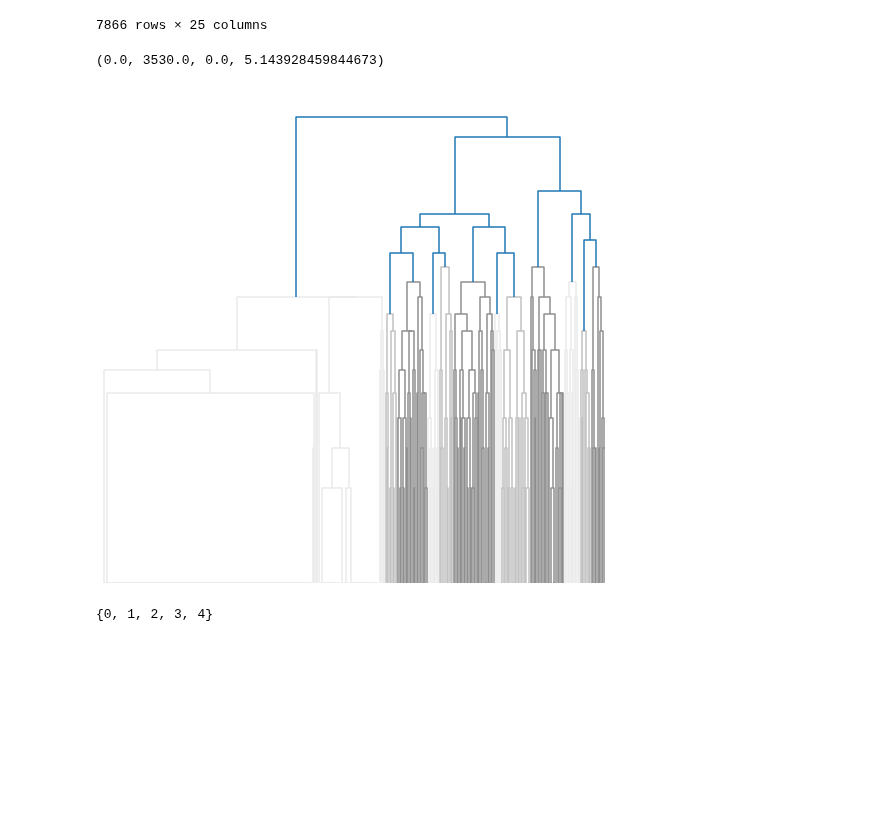
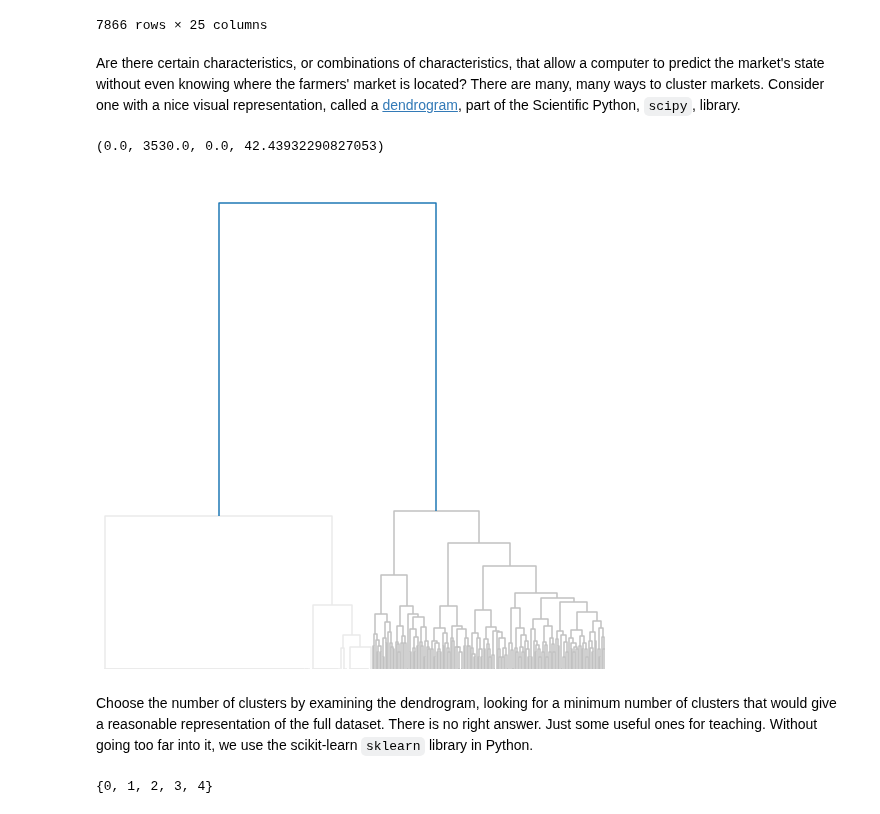
Before and after one commit to ds-modules/DATA88-SP22, a Jupyter notebook: Lecture6/lecture6.ipynb, the cells around one changed output. Cells and saved outputs as stored; diff of their text form; code cells hidden in the pictures; blank space fills up the shorter version.

Commit message:
added lecture6 notes

```diff
--- a/Lecture6/lecture6.ipynb
+++ b/Lecture6/lecture6.ipynb
@@ -222,26 +222,32 @@ X = (X == "Y").astype(int)
 
 # create a list of lists to represent the dataframe
 Xlist = X.values.tolist()
+# %% [markdown]
+Are there certain characteristics, or combinations of characteristics, that allow a computer to predict the market's state without even knowing where the farmers' market is located? There are many, many ways to cluster markets.  Consider one with a nice visual representation, called a [dendrogram](https://docs.scipy.org/doc/scipy/reference/generated/scipy.cluster.hierarchy.dendrogram.html), part of the Scientific Python, `scipy`, library.
 # %%
 import scipy.cluster.hierarchy as shc
 fig, ax = plt.subplots(figsize=(9,9))
 
 # set a color palette based on hex color codes, repeating triplets
+# NOTE: this sets a global variable, so try it first without applying these
+# colors so you can see how ugly it is
 shc.set_link_color_palette(["#EAEAEA", "#C1C1C1", "#8E8E8E"])
 
-# The distance metric `complete` is defined by the furthest points between two clusters
-# others worth exploring are: ward, median, average, complete
-# documetnation: https://docs.scipy.org/doc/scipy/reference/generated/scipy.cluster.hierarchy.linkage.html
+# The distance metric between clusters `complete` is defined by the furthest
+# points between two clusters. Another way to calculate the distance leverates
+# the Ward method. Others worth exploring are: median, average.
 dend = shc.dendrogram(
-    shc.linkage(X, method="complete"),
+    shc.linkage(X, method="ward"),
     ax=ax
 )
 
 plt.box(on=None)
 plt.axis('off')
 # %% [output]
-(0.0, 3530.0, 0.0, 5.143928459844673)
+(0.0, 3530.0, 0.0, 42.43932290827053)
-[figure, old version]
+[figure, new version]
+# %% [markdown]
+Choose the number of clusters by examining the dendrogram, looking for a minimum number of clusters that would give a reasonable representation of the full dataset.  There is no right answer.  Just some useful ones for teaching.  Without going too far into it, we use the scikit-learn `sklearn` library in Python.
 # %%
 from sklearn.cluster import AgglomerativeClustering
 
```
Also changed, not shown: parts of 8 cells of this notebook.
